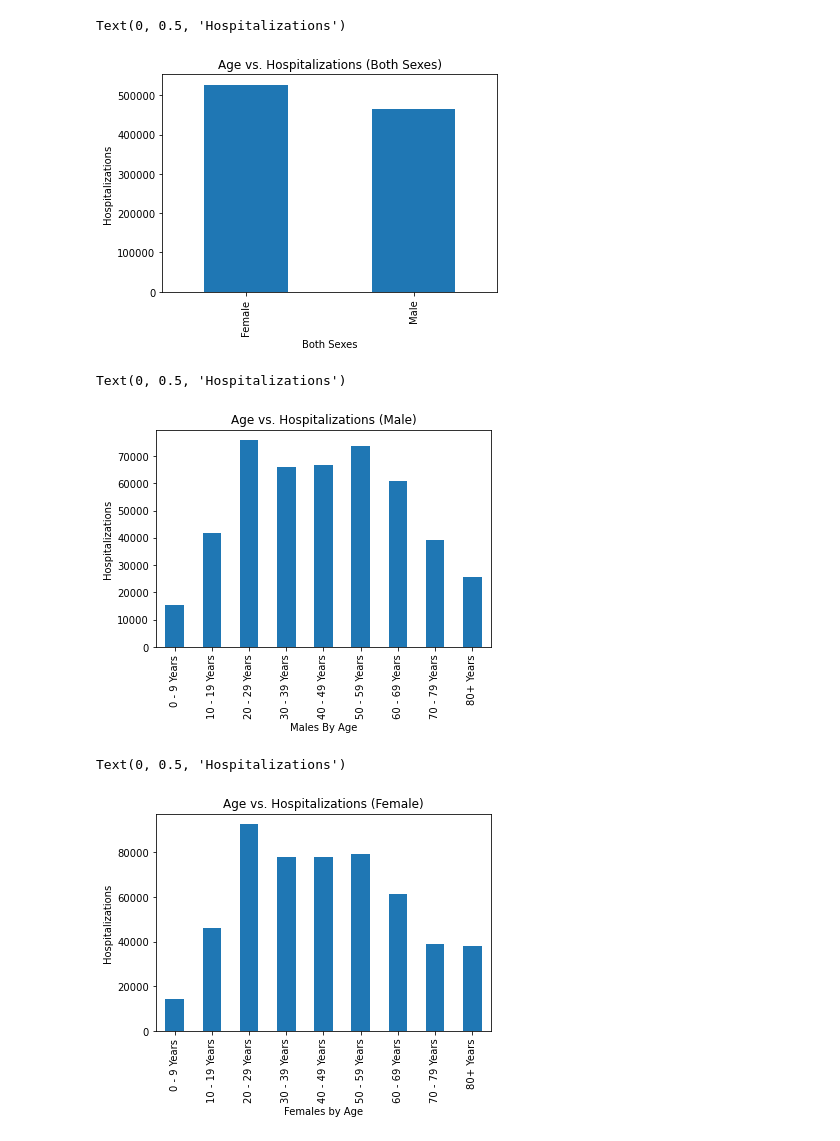
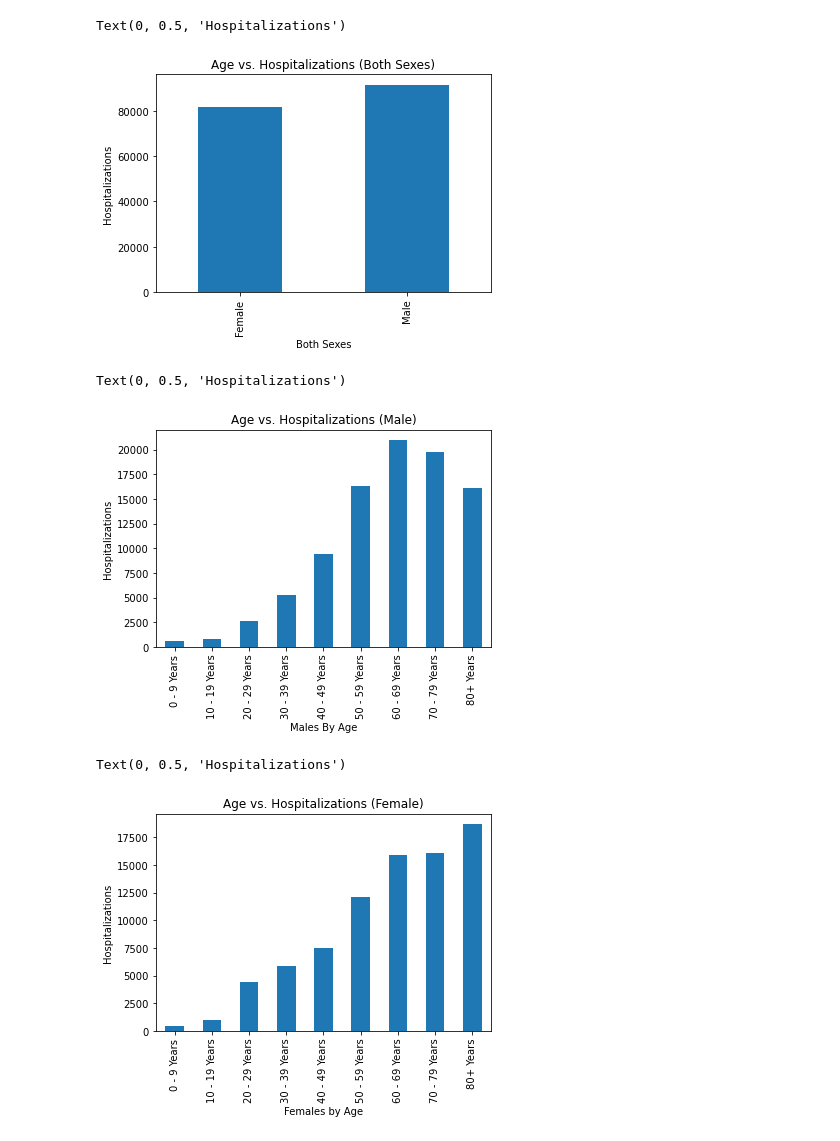
Before and after one commit to jforbis/rougeSquadron, a Jupyter notebook: Sidious Graphs.ipynb, the cells around one changed output. Cells and saved outputs as stored; diff of their text form; code cells hidden in the pictures.

Commit message:
Sidious Graphs

```diff
--- a/Sidious Graphs.ipynb
+++ b/Sidious Graphs.ipynb
@@ -8,28 +8,29 @@ import scipy.stats as st
 cdcDf = pd.read_csv("Resources/cleanedCaseSurveillance.csv", low_memory=False)
 # %%
 #Generate Bar Plot of Age vs. Hospitalizations (Both Sexes)
-barpd_Pandas = cdcDf.groupby('Gender').count()['Age Group']
+hos_pandas = cdcDf.loc[cdcDf["Hospitalized"]=="Yes"]
+barpd_Pandas = hos_pandas.groupby('Gender').count()["Age Group"]
 bar_plot_Pandas = barpd_Pandas.plot.bar(rot='vertical',title='Age vs. Hospitalizations (Both Sexes)')
 
 bar_plot_Pandas.set_xlabel("Both Sexes")
 bar_plot_Pandas.set_ylabel("Hospitalizations")
 # %% [output]
 Text(0, 0.5, 'Hospitalizations')
-[figure, old version]
+[figure, new version]
 # %%
 #Generate Bar Plot of Age vs. Hospitalizations (Male)
-males = cdcDf.loc[cdcDf['Gender'] == 'Male']
+males = hos_pandas.loc[hos_pandas['Gender'] == 'Male']
 barpd_Pandas = males.groupby('Age Group').count()['Hospitalized']
 bar_plot_Pandas = barpd_Pandas.plot.bar(rot='vertical',title='Age vs. Hospitalizations (Male)')
 
 bar_plot_Pandas.set_xlabel("Males By Age")
 bar_plot_Pandas.set_ylabel("Hospitalizations")
 # %% [output]
 Text(0, 0.5, 'Hospitalizations')
-[figure, old version]
+[figure, new version]
 # %%
 #Generate Bar Plot of Age vs. Hospitalizations (Female)
-females = cdcDf.loc[cdcDf['Gender'] == 'Female']
+females = hos_pandas.loc[hos_pandas['Gender'] == 'Female']
 barpd_Pandas = females.groupby('Age Group').count()['Hospitalized']
 bar_plot_Pandas = barpd_Pandas.plot.bar(rot='vertical',title='Age vs. Hospitalizations (Female)')
 
@@ -37,4 +38,4 @@ bar_plot_Pandas.set_xlabel("Females by Age")
 bar_plot_Pandas.set_ylabel("Hospitalizations")
 # %% [output]
 Text(0, 0.5, 'Hospitalizations')
-[figure, old version]
+[figure, new version]
```
